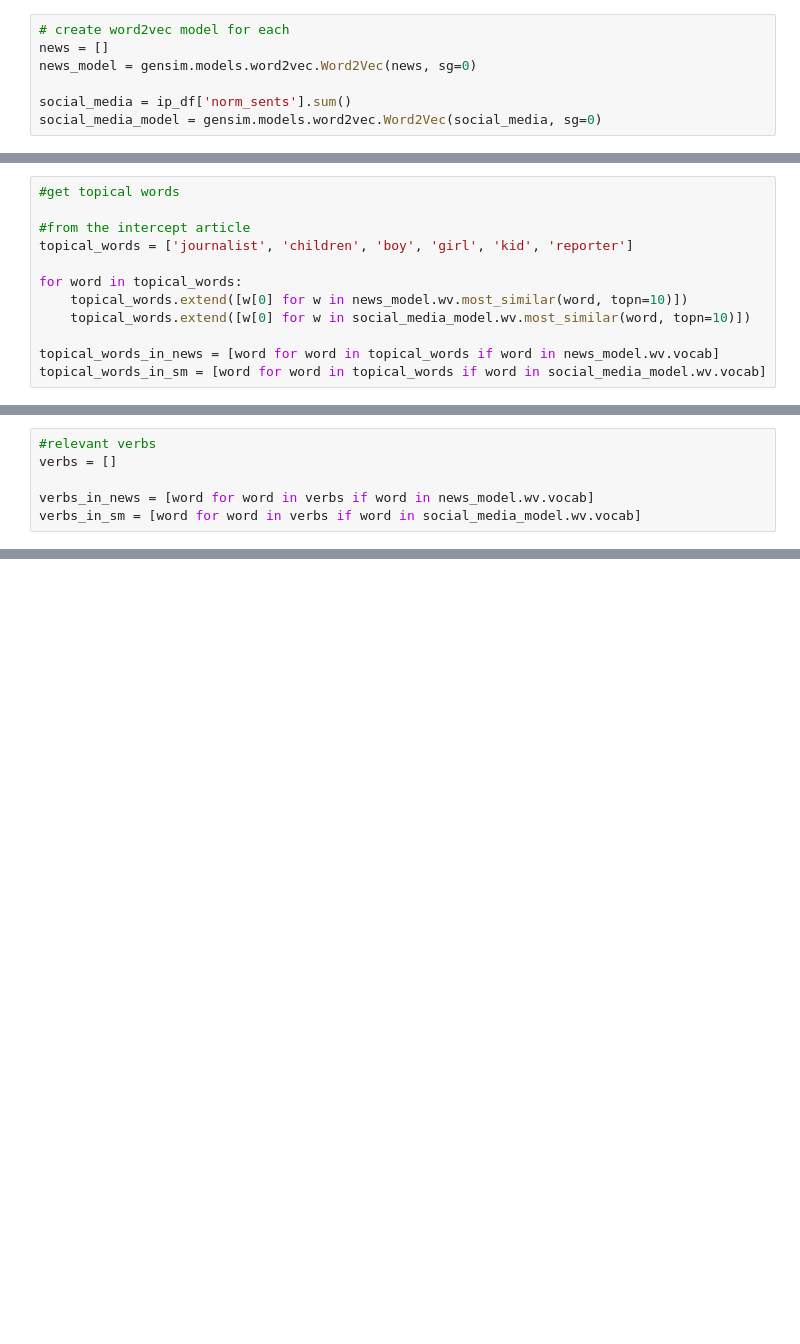
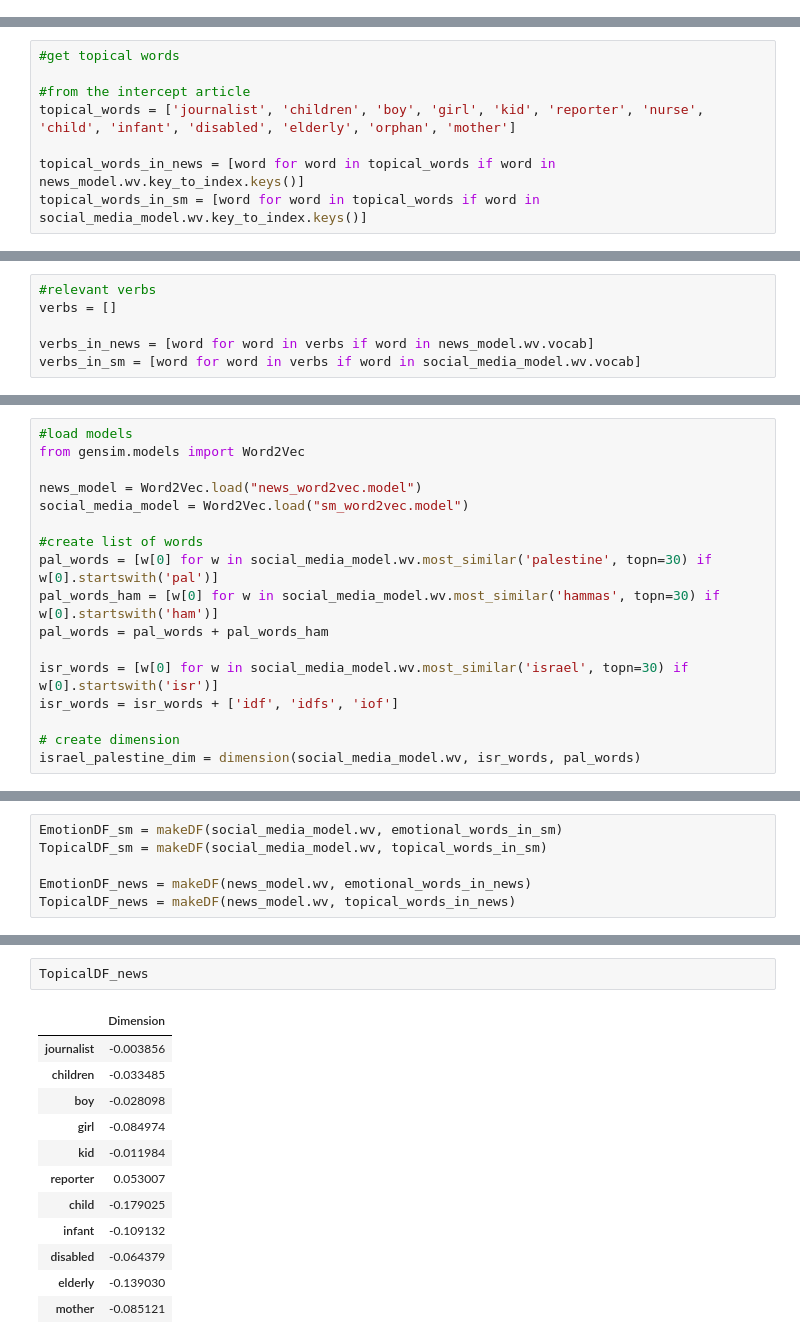
Before and after one commit to macs30122-winter24/final-project-chattbd, a Jupyter notebook: Text_analyzer.ipynb, the cells around one changed output, grey strips where cells are left out. Drawn from its saved outputs; the diff is of its cells as text; blank space fills up the shorter version.

```diff
--- a/Text_analyzer.ipynb
+++ b/Text_analyzer.ipynb
@@ -21,7 +43,0 @@ def makeDF(model, word_list):
-# %%
-# create word2vec model for each
-news = []
-news_model = gensim.models.word2vec.Word2Vec(news, sg=0)
-
-social_media = ip_df['norm_sents'].sum()
-social_media_model = gensim.models.word2vec.Word2Vec(social_media, sg=0)
@@ -52,14 +65,10 @@ emotional_words_in_sm = [word for word in emotional_words if word in social_medi
 #get topical words
 
 #from the intercept article
-topical_words = ['journalist', 'children', 'boy', 'girl', 'kid', 'reporter']
+topical_words = ['journalist', 'children', 'boy', 'girl', 'kid', 'reporter', 'nurse', 'child', 'infant', 'disabled', 'elderly', 'orphan', 'mother']
 
-for word in topical_words:
-    topical_words.extend([w[0] for w in news_model.wv.most_similar(word, topn=10)])
-    topical_words.extend([w[0] for w in social_media_model.wv.most_similar(word, topn=10)])
-
-topical_words_in_news = [word for word in topical_words if word in news_model.wv.vocab]
-topical_words_in_sm = [word for word in topical_words if word in social_media_model.wv.vocab]
+topical_words_in_news = [word for word in topical_words if word in news_model.wv.key_to_index.keys()]
+topical_words_in_sm = [word for word in topical_words if word in social_media_model.wv.key_to_index.keys()]
 # %% [markdown]
 ### Verbs
 # %%
@@ -71,2 +82,19 @@ verbs_in_sm = [word for word in verbs if word in social_media_model.wv.vocab]
+# %%
+#load models
+from gensim.models import Word2Vec
+
+news_model = Word2Vec.load("news_word2vec.model")
+social_media_model = Word2Vec.load("sm_word2vec.model")
+
+#create list of words
+pal_words = [w[0] for w in social_media_model.wv.most_similar('palestine', topn=30) if w[0].startswith('pal')]
+pal_words_ham = [w[0] for w in social_media_model.wv.most_similar('hammas', topn=30) if w[0].startswith('ham')]
+pal_words = pal_words + pal_words_ham
+
+isr_words = [w[0] for w in social_media_model.wv.most_similar('israel', topn=30) if w[0].startswith('isr')]
+isr_words = isr_words + ['idf', 'idfs', 'iof']
+
+# create dimension
+israel_palestine_dim = dimension(social_media_model.wv, isr_words, pal_words)
 # %%
 #projections
@@ -79,0 +108,6 @@ projection_sm_verbs = makeDF(social_media_model, verbs_in_sm)
+# %%
+EmotionDF_sm = makeDF(social_media_model.wv, emotional_words_in_sm)
+TopicalDF_sm = makeDF(social_media_model.wv, topical_words_in_sm)
+
+EmotionDF_news = makeDF(news_model.wv, emotional_words_in_news)
+TopicalDF_news = makeDF(news_model.wv, topical_words_in_news)
@@ -79,0 +163,15 @@ projection_sm_verbs = makeDF(social_media_model, verbs_in_sm)
+# %%
+TopicalDF_news
+# %% [output]
+|  | Dimension |
+| journalist | -0.003856 |
+| children | -0.033485 |
+| boy | -0.028098 |
+| girl | -0.084974 |
+| kid | -0.011984 |
+| reporter | 0.053007 |
+| child | -0.179025 |
+| infant | -0.109132 |
+| disabled | -0.064379 |
+| elderly | -0.139030 |
+| mother | -0.085121 |
```
Also changed, not shown: parts of 11 cells of this notebook.
